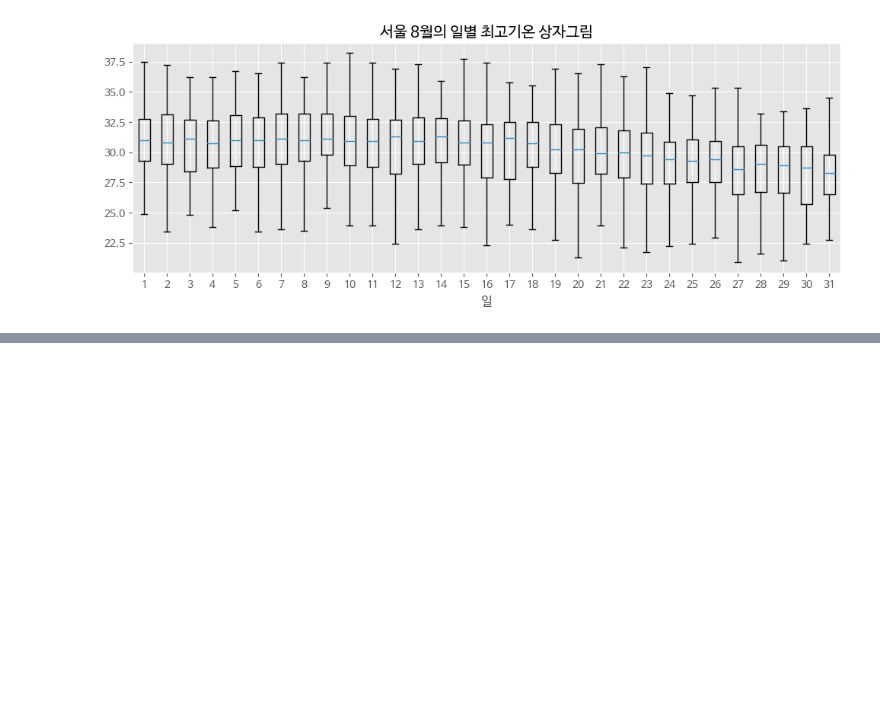
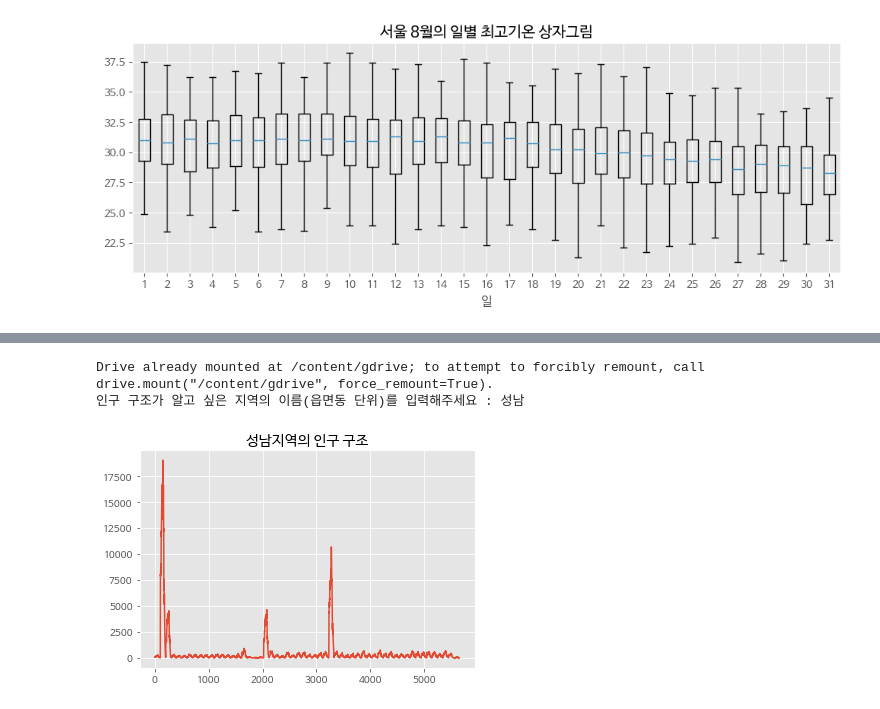
Before and after one commit to JamesLeeeeeee/ecademy, a Jupyter notebook: 20211103_이재관.ipynb, the cells around one changed output, grey strips where cells are left out. Cells and saved outputs as stored; diff of their text form; code cells hidden in the pictures; blank space fills up the shorter version.

Commit message:
Colaboratory를 통해 생성됨

```diff
--- a/20211103_이재관.ipynb
+++ b/20211103_이재관.ipynb
@@ -337,0 +367,34 @@ Drive already mounted at /content/gdrive; to attempt to forcibly remount, call d
+# %%
+#인구 구조가 알고 싶은 지역의 이름(읍면동 단위)를 입력해주세요: 명동
+#타이틀 명동 지역의 인구 구조
+
+
+from google.colab import drive
+
+drive.mount('/content/gdrive')
+import csv
+
+f=open('/content/gdrive/MyDrive/age.csv',encoding='cp949')
+data=csv.reader(f)
+header=next(data)
+
+area= input('인구 구조가 알고 싶은 지역의 이름(읍면동 단위)를 입력해주세요 : ') #주소입력받기
+result=[] #빈 리스트 만들기
+for row in data:
+  if ' '+area in row[0]:  #'input 이 포함된 행정구역 찾기
+    row=row[3:]
+    for i in row:
+      result.append(int(i))
+       #0세부터 100세 이상까지 모든 연령에 대해 반복하기
+
+
+import matplotlib.pyplot as plt
+
+plt.style.use('ggplot') #격자 무늬 스타일 저장
+plt.plot(result)
+plt.title(area+'지역의 인구 구조')
+f.close()
+# %% [output]
+Drive already mounted at /content/gdrive; to attempt to forcibly remount, call drive.mount("/content/gdrive", force_remount=True).
+인구 구조가 알고 싶은 지역의 이름(읍면동 단위)를 입력해주세요 : 성남
+[figure, added]
```
Also changed, not shown: parts of 17 cells of this notebook.
